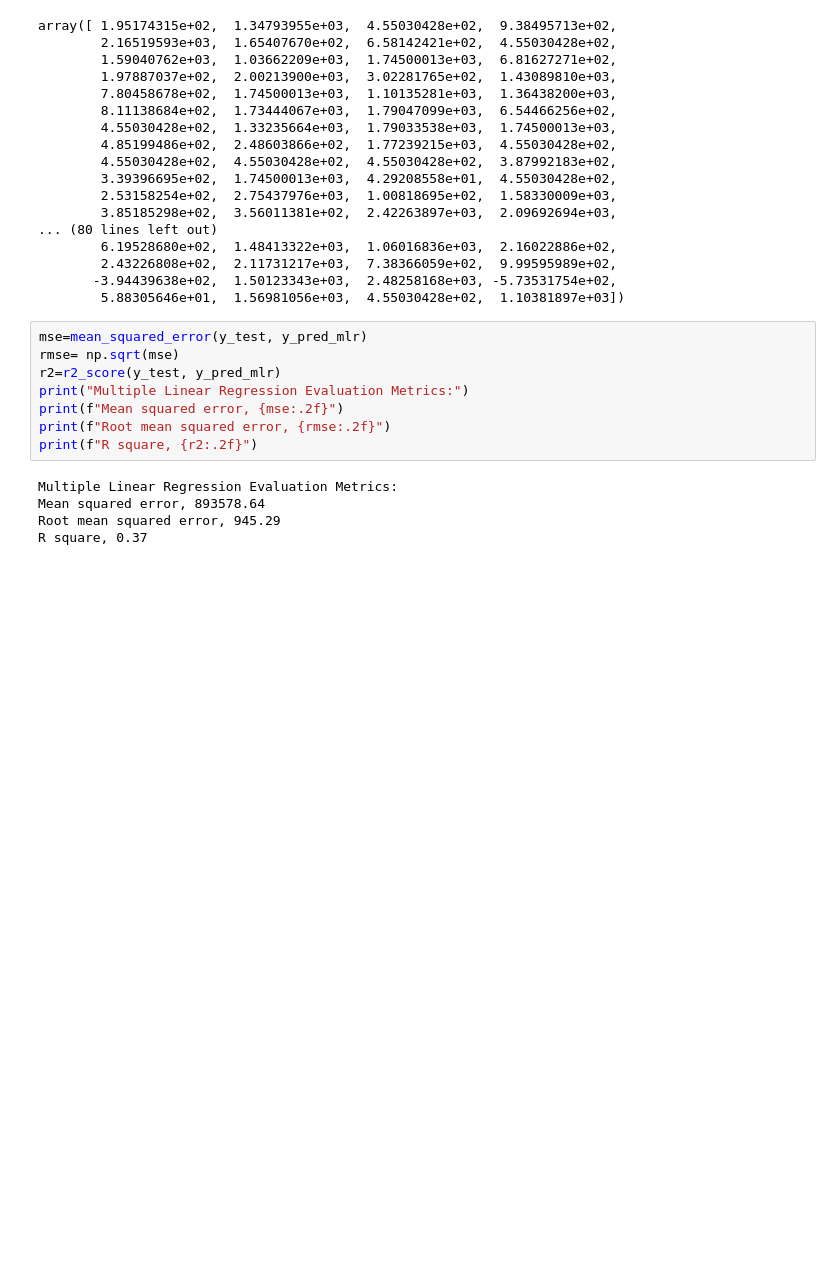
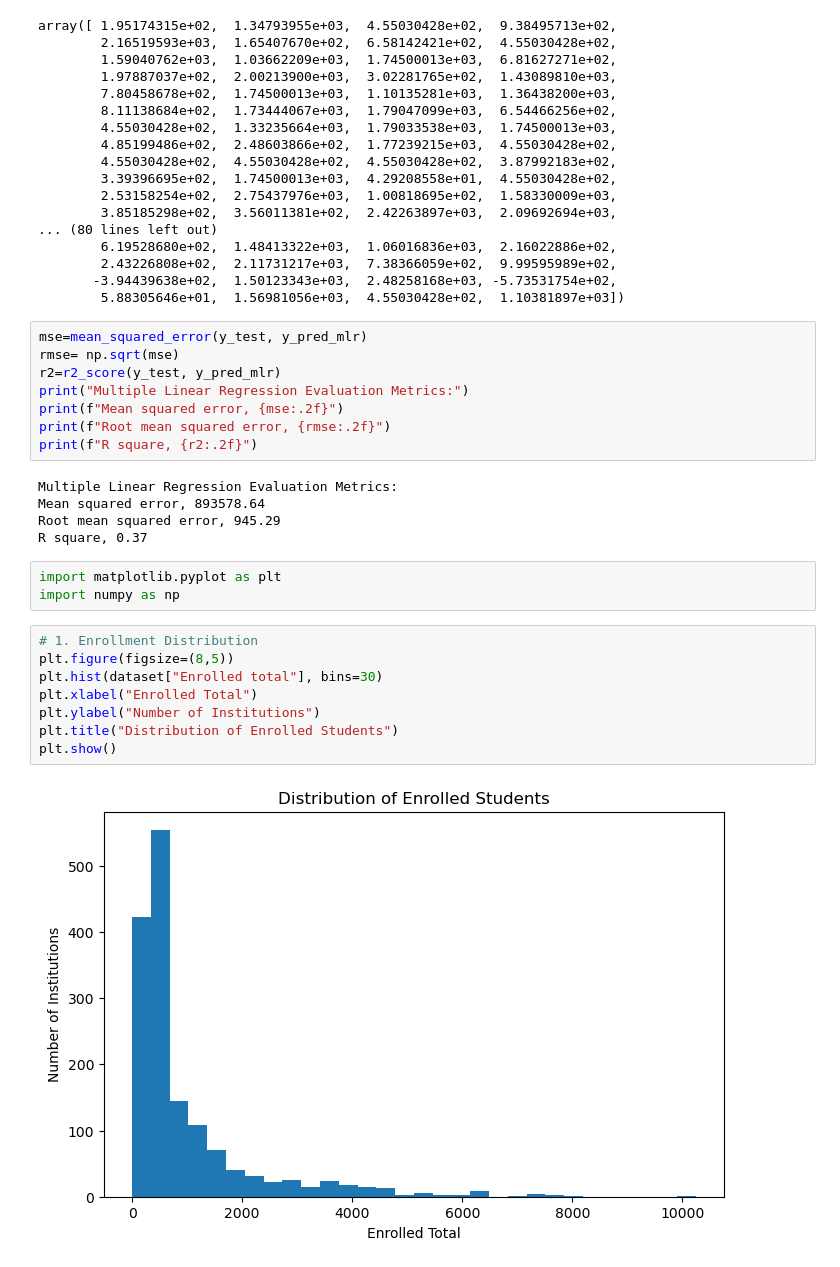
Before and after one commit to bjesarey/DS160_Final_Project_BE_JH, a Jupyter notebook: DS_160_Final_Notebook.ipynb, the cells around one changed output. Drawn from its saved outputs; the diff is of its cells as text; blank space fills up the shorter version.

```diff
--- a/DS_160_Final_Notebook.ipynb
+++ b/DS_160_Final_Notebook.ipynb
@@ -248,3 +248,16 @@ Multiple Linear Regression Evaluation Metrics:
 Mean squared error, 893578.64
 Root mean squared error, 945.29
 R square, 0.37
+# %%
+import matplotlib.pyplot as plt
+import numpy as np
+# %%
+# 1. Enrollment Distribution
+plt.figure(figsize=(8,5))
+plt.hist(dataset["Enrolled total"], bins=30)
+plt.xlabel("Enrolled Total")
+plt.ylabel("Number of Institutions")
+plt.title("Distribution of Enrolled Students")
+plt.show()
+# %% [output]
+[figure, added]
```
Also changed, not shown: parts of 7 cells of this notebook.
